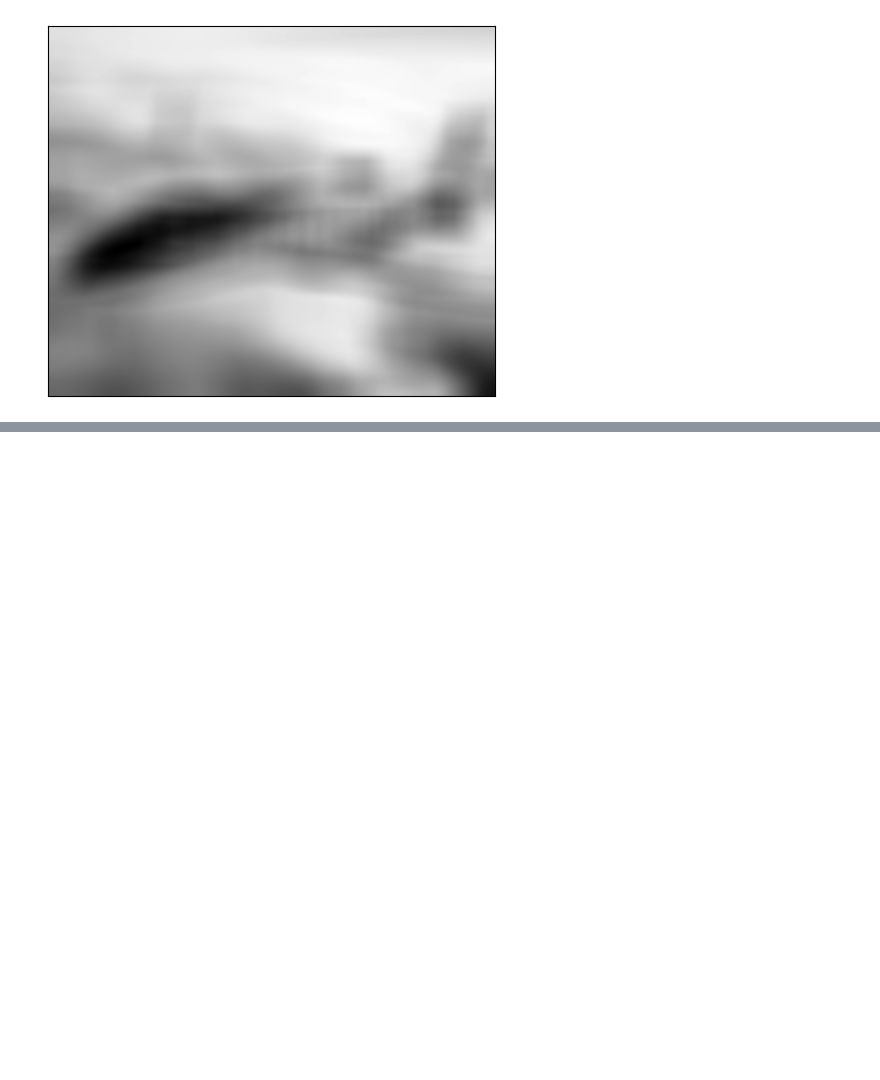
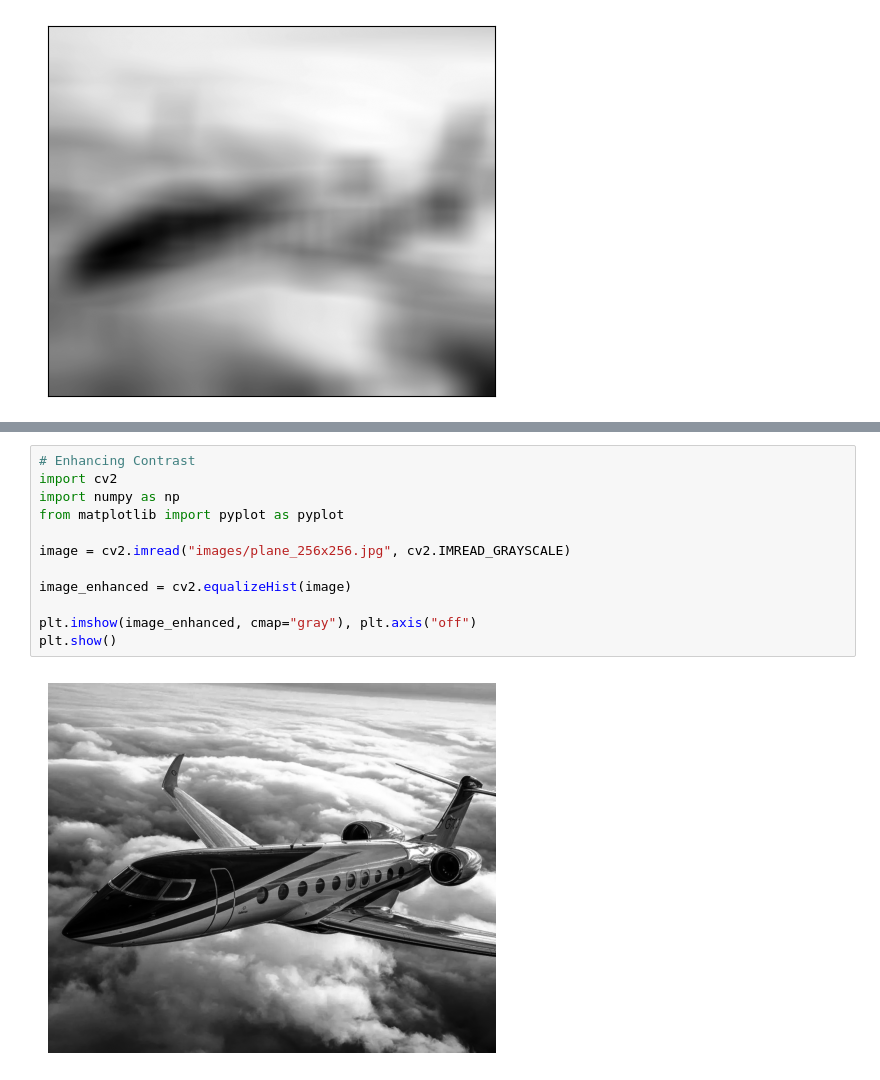
Before and after one commit to chrislizada/machine_learning, a Jupyter notebook: Machine_Learning_with_Python_Cookbook_EXERCISES/Ch8-Handling_Images/handling_images.ipynb, the cells around one changed output, grey strips where cells are left out. Cells and saved outputs as stored; diff of their text form; blank space fills up the shorter version.

```diff
--- a/Machine_Learning_with_Python_Cookbook_EXERCISES/Ch8-Handling_Images/handling_images.ipynb
+++ b/Machine_Learning_with_Python_Cookbook_EXERCISES/Ch8-Handling_Images/handling_images.ipynb
@@ -106,0 +142,14 @@ plt.show()
+# %%
+# Enhancing Contrast
+import cv2
+import numpy as np
+from matplotlib import pyplot as pyplot
+
+image = cv2.imread("images/plane_256x256.jpg", cv2.IMREAD_GRAYSCALE)
+
+image_enhanced = cv2.equalizeHist(image)
+
+plt.imshow(image_enhanced, cmap="gray"), plt.axis("off")
+plt.show()
+# %% [output]
+[figure, added]
```
Also changed, not shown: parts of 6 cells of this notebook.
